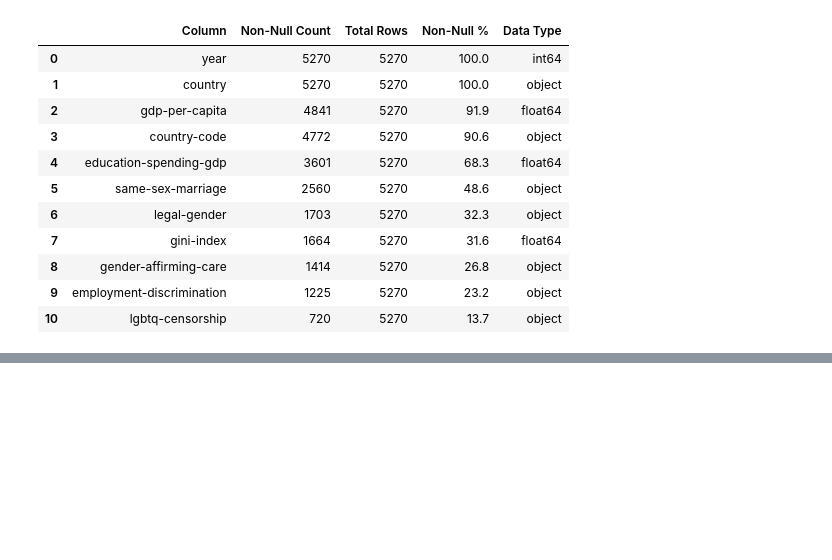
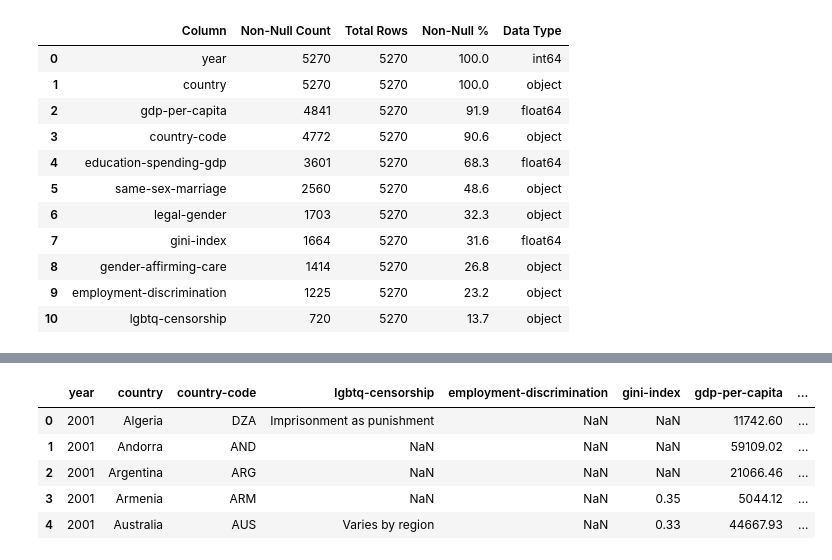
Before and after one commit to katieburak/diversedata.github.io, a Jupyter notebook: scripts/LGBTIQ-rights_clean.ipynb, the cells around one changed output, grey strips where cells are left out. Saved outputs shown, nothing was run; the diff lists cells and outputs as text; code cells hidden in the pictures; blank space fills up the shorter version.

```diff
--- a/scripts/LGBTIQ-rights_clean.ipynb
+++ b/scripts/LGBTIQ-rights_clean.ipynb
@@ -542,0 +587,13 @@ eda_summary
+# %%
+## Based on the top table, some countries have missing values for almost all columns, so we are going to delete them instead of deleting the columns
+countries_to_exclude = summary_sorted[summary_sorted["missing_count"] > 100].index.tolist()
+cleaned_long_df = cleaned_long_df[~cleaned_long_df["country"].isin(countries_to_exclude)]
+cleaned_long_df = cleaned_long_df.reset_index(drop=True)
+cleaned_long_df.head()
+# %% [output]
+|  | year | country | country-code | lgbtq-censorship | employment-discrimination | gini-index | gdp-per-capita | ... |
+| 0 | 2001 | Algeria | DZA | Imprisonment as punishment | NaN | NaN | 11742.60 | ... |
+| 1 | 2001 | Andorra | AND | NaN | NaN | NaN | 59109.02 | ... |
+| 2 | 2001 | Argentina | ARG | NaN | NaN | NaN | 21066.46 | ... |
+| 3 | 2001 | Armenia | ARM | NaN | NaN | 0.35 | 5044.12 | ... |
+| 4 | 2001 | Australia | AUS | Varies by region | NaN | 0.33 | 44667.93 | ... |
```
Also changed, not shown: parts of 5 cells of this notebook, 2 other files.
